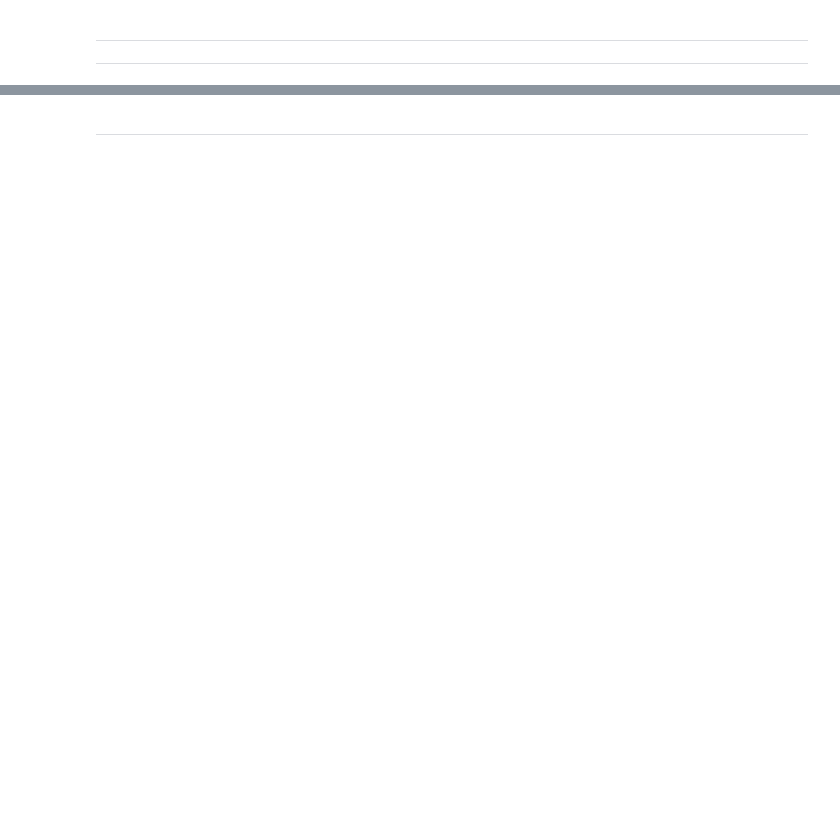
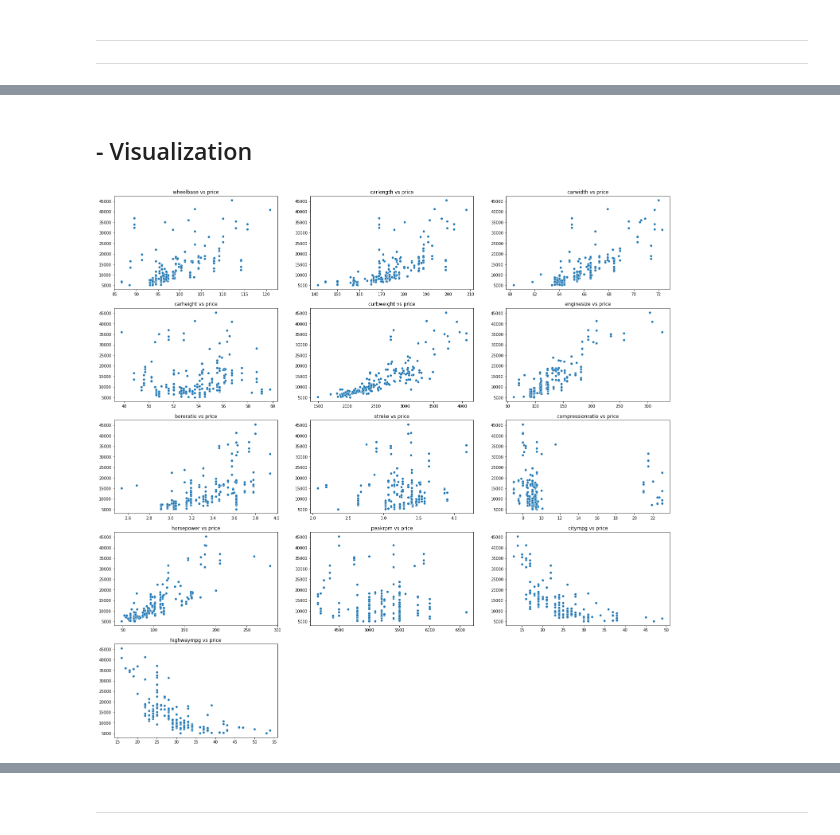
Before and after one commit to DataByteSun/Machine-Learning, a Jupyter notebook: Regression/Notebooks/Lasso_Regression.ipynb, the cells around one changed output, grey strips where cells are left out. Cells and saved outputs as stored; diff of their text form; code cells hidden in the pictures; blank space fills up the shorter version.

Commit message:
Redone Lasso Regression
added CarPrice dataset, and Applied Lasso over it

```diff
--- a/Regression/Notebooks/Lasso_Regression.ipynb
+++ b/Regression/Notebooks/Lasso_Regression.ipynb
@@ -204,0 +38,4 @@ columns_with_missing_values()
+# %%
+# Import dataset
+data = pd.read_csv('../Datasets/CarPrice.csv')
+data.head()
@@ -204,0 +93,4 @@ columns_with_missing_values()
+# %%
+# COnverting symboling feature to categorical
+data['symboling'] = data['symboling'].astype('object')
+data['symboling'].dtypes
@@ -204,0 +142,22 @@ columns_with_missing_values()
+# %%
+# ID is not useful dropping it
+data_num.drop('car_ID', axis=1, inplace = True)
+# %% [markdown]
+## - Visualization
+# %%
+target_col ='price'
+# %%
+# Scatter PLot
+plt.figure(figsize=(25,25))
+
+count = 1
+
+for col in data_num.columns:
+    if col!= target_col:
+        plt.subplot(5,3,count)
+        sns.scatterplot(x=data[col], y = data[target_col]).set(xlabel=None, ylabel=None)
+        plt.title(col + " vs " + target_col)
+        count += 1
+plt.show()
+# %% [output]
+[figure, added]
```
Also changed, not shown: parts of 130 cells of this notebook, 1 other file.
